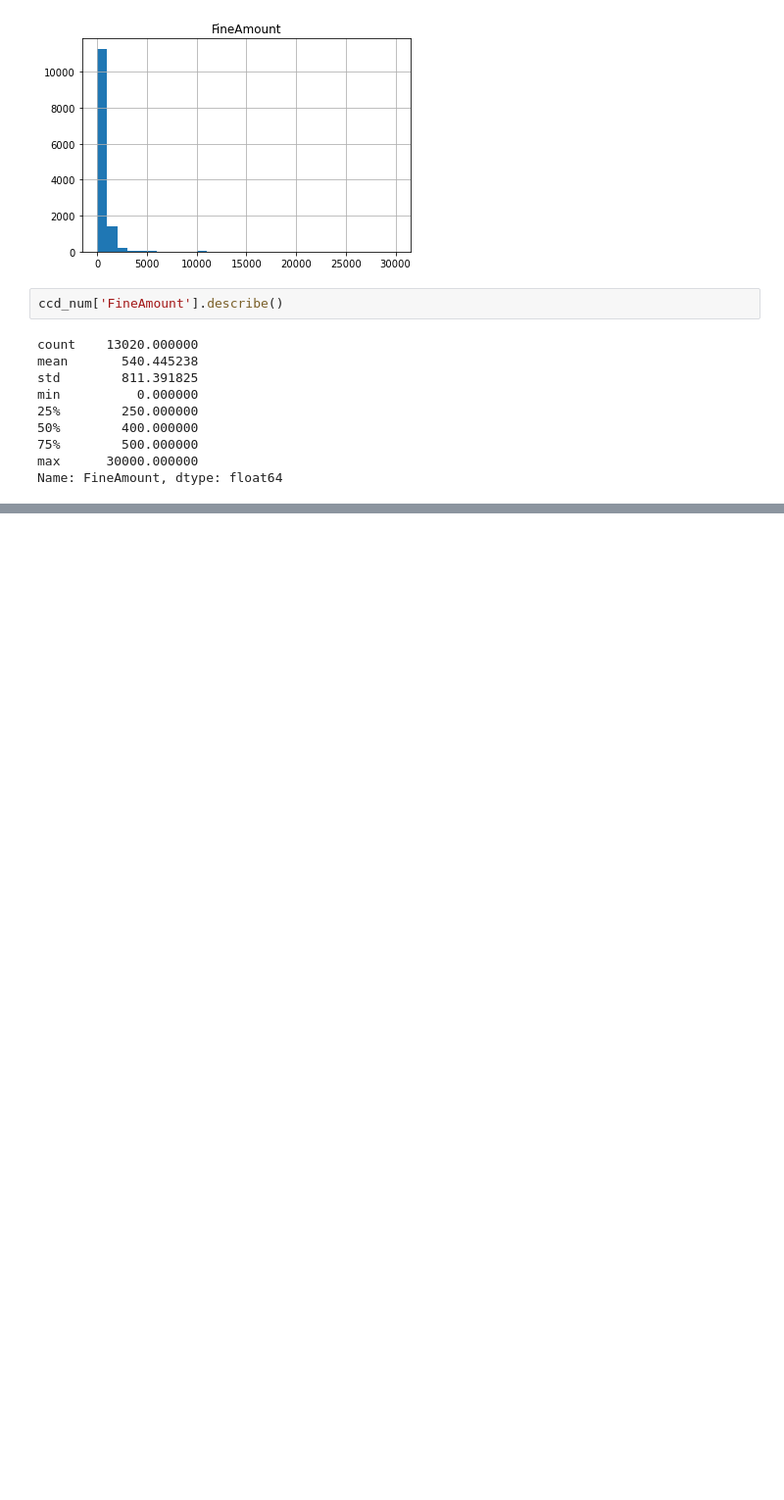
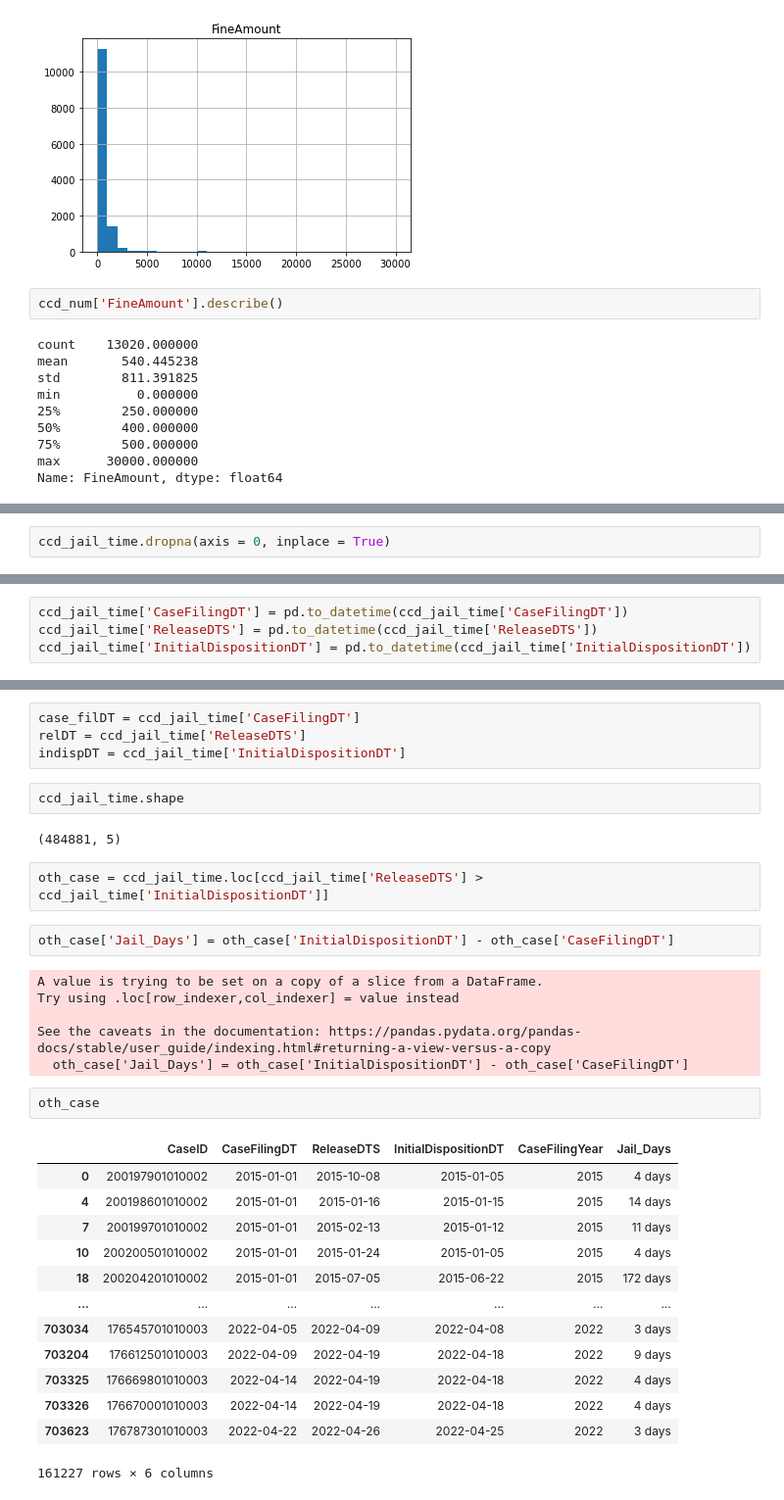
Before and after one commit to souravray97/Criminal-Justice-Analysis, a Jupyter notebook: CCD-EDA.ipynb, the cells around one changed output, grey strips where cells are left out. Shown: that part at 98% size. Cells and saved outputs as stored; diff of their text form; blank space fills up the shorter version.

```diff
--- a/CCD-EDA.ipynb
+++ b/CCD-EDA.ipynb
@@ -290,0 +312,2 @@ Name: FineAmount, dtype: float64
+# %%
+ccd_jail_time.dropna(axis = 0, inplace = True)
@@ -290,0 +354,4 @@ Name: FineAmount, dtype: float64
+# %%
+ccd_jail_time['CaseFilingDT'] = pd.to_datetime(ccd_jail_time['CaseFilingDT'])
+ccd_jail_time['ReleaseDTS'] = pd.to_datetime(ccd_jail_time['ReleaseDTS'])
+ccd_jail_time['InitialDispositionDT'] = pd.to_datetime(ccd_jail_time['InitialDispositionDT'])
@@ -290,0 +420,34 @@ Name: FineAmount, dtype: float64
+# %%
+case_filDT = ccd_jail_time['CaseFilingDT']
+relDT = ccd_jail_time['ReleaseDTS']
+indispDT = ccd_jail_time['InitialDispositionDT']
+# %%
+ccd_jail_time.shape
+# %% [output]
+(484881, 5)
+# %%
+oth_case = ccd_jail_time.loc[ccd_jail_time['ReleaseDTS'] > ccd_jail_time['InitialDispositionDT']]
+# %%
+oth_case['Jail_Days'] = oth_case['InitialDispositionDT'] - oth_case['CaseFilingDT']
+# %% [output]
+A value is trying to be set on a copy of a slice from a DataFrame.
+Try using .loc[row_indexer,col_indexer] = value instead
+
+See the caveats in the documentation: https://pandas.pydata.org/pandas-docs/stable/user_guide/indexing.html#returning-a-view-versus-a-copy
+  oth_case['Jail_Days'] = oth_case['InitialDispositionDT'] - oth_case['CaseFilingDT']
+# %%
+oth_case
+# %% [output]
+|  | CaseID | CaseFilingDT | ReleaseDTS | InitialDispositionDT | CaseFilingYear | Jail_Days |
+| 0 | 200197901010002 | 2015-01-01 | 2015-10-08 | 2015-01-05 | 2015 | 4 days |
+| 4 | 200198601010002 | 2015-01-01 | 2015-01-16 | 2015-01-15 | 2015 | 14 days |
+| 7 | 200199701010002 | 2015-01-01 | 2015-02-13 | 2015-01-12 | 2015 | 11 days |
+| 10 | 200200501010002 | 2015-01-01 | 2015-01-24 | 2015-01-05 | 2015 | 4 days |
+| 18 | 200204201010002 | 2015-01-01 | 2015-07-05 | 2015-06-22 | 2015 | 172 days |
+| ... | ... | ... | ... | ... | ... | ... |
+| 703034 | 176545701010003 | 2022-04-05 | 2022-04-09 | 2022-04-08 | 2022 | 3 days |
+| 703204 | 176612501010003 | 2022-04-09 | 2022-04-19 | 2022-04-18 | 2022 | 9 days |
+| 703325 | 176669801010003 | 2022-04-14 | 2022-04-19 | 2022-04-18 | 2022 | 4 days |
+| 703326 | 176670001010003 | 2022-04-14 | 2022-04-19 | 2022-04-18 | 2022 | 4 days |
+| 703623 | 176787301010003 | 2022-04-22 | 2022-04-26 | 2022-04-25 | 2022 | 3 days |
+161227 rows × 6 columns
```
Also changed, not shown: parts of 33 cells of this notebook.
